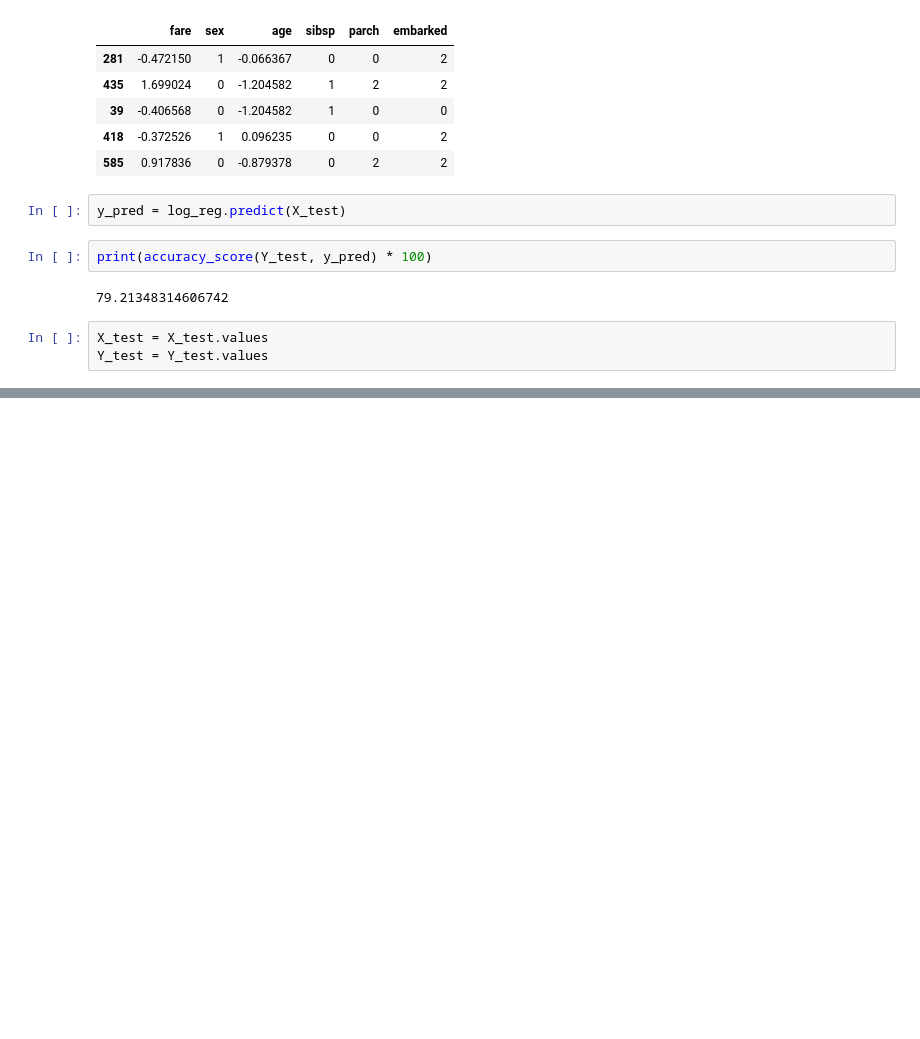
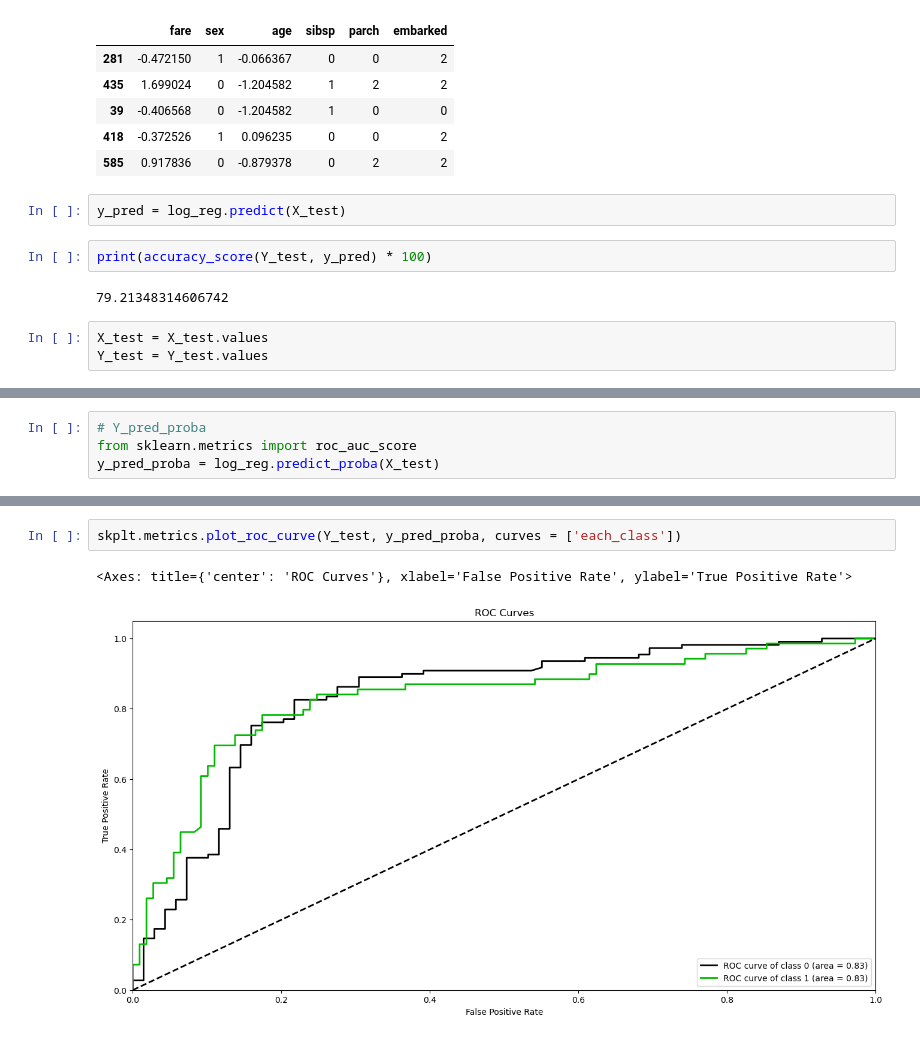
Before and after one commit to Templar121/Advanced-ML-with-Python, a Jupyter notebook: DAY 5/titanic_data.ipynb, the cells around one changed output, grey strips where cells are left out. Drawn from its saved outputs; the diff is of its cells as text; blank space fills up the shorter version.

```diff
--- a/DAY 5/titanic_data.ipynb
+++ b/DAY 5/titanic_data.ipynb
@@ -335,0 +392,4 @@ y_pred = log_pred.predict(X_test)
+# %%
+# Y_pred_proba
+from sklearn.metrics import roc_auc_score
+y_pred_proba = log_reg.predict_proba(X_test)
@@ -335,0 +403,5 @@ y_pred = log_pred.predict(X_test)
+# %%
+skplt.metrics.plot_roc_curve(Y_test, y_pred_proba, curves = ['each_class'])
+# %% [output]
+<Axes: title={'center': 'ROC Curves'}, xlabel='False Positive Rate', ylabel='True Positive Rate'>
+[figure, added]
```
Also changed, not shown: parts of 13 cells of this notebook, 1 other file.
